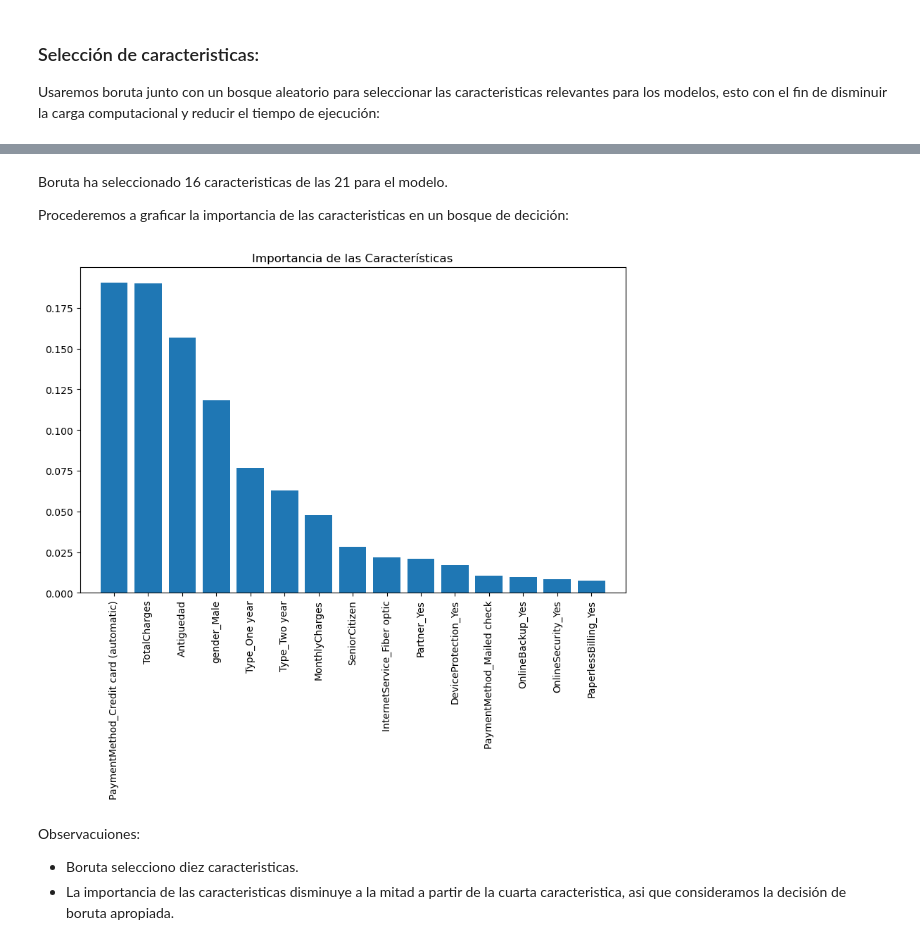
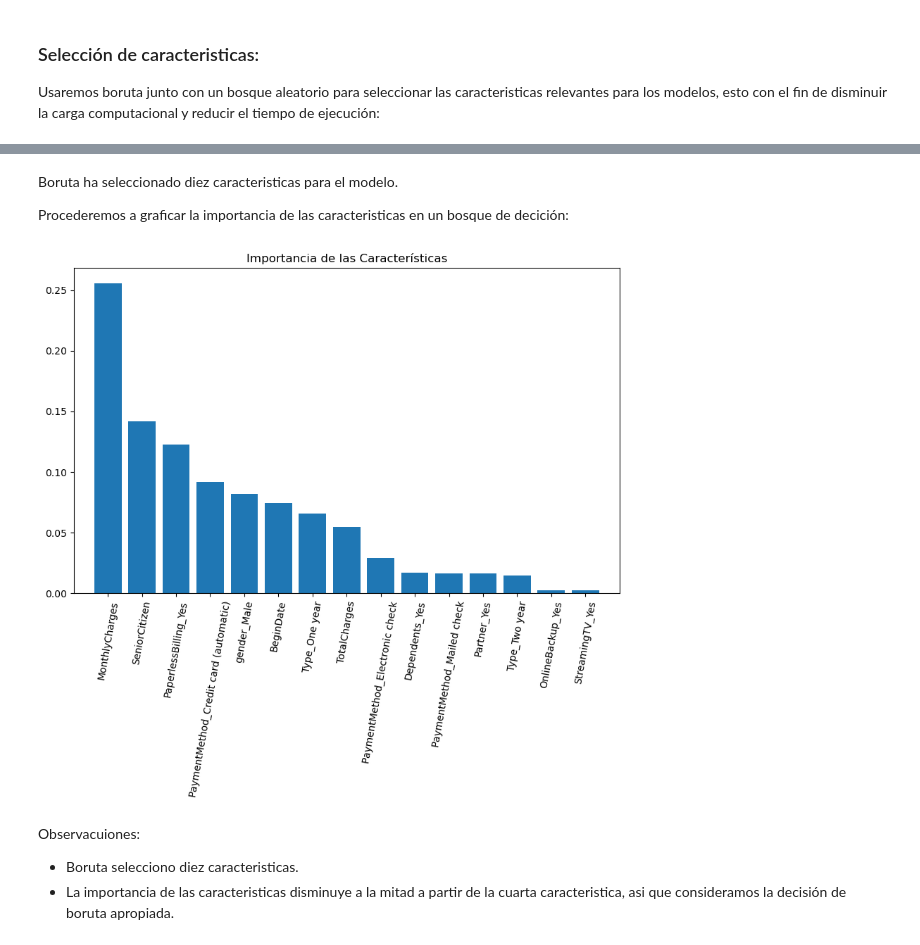
Before and after one commit to rodo-nunez/Proyecto_Final-1, a Jupyter notebook: Plan_de_trabajo.ipynb, the cells around one changed output, grey strips where cells are left out. Cells and saved outputs as stored; diff of their text form; code cells hidden in the pictures.

```diff
--- a/Plan_de_trabajo.ipynb
+++ b/Plan_de_trabajo.ipynb
@@ -412,4 +249,0 @@ tomaremos la fecha "2020-01-01" como el "presente" a partir del cual se medira l
-# %%
-presente = np.datetime64("2020-01-01", "ms")
-df_contract["Antiguedad"] = ((presente - df_contract['BeginDate']).dt.days/30.41).astype("int")
-df_contract["Antiguedad"]
@@ -549,7 +289,7 @@ Realizaremos la separación entre caracteristicas y objetivo del dataframe maest
 ### Separación de caracteristicas:
 Retiraremos "CustomerID" pues sabemos no es necesario, se filtraran mas caractisticas mas adelante.
 # %%
-features = df_master.drop(["customerID", "churn", "EndDate","BeginDate"], axis=1)
+features = df_master.drop(["customerID", "churn", "EndDate"], axis=1)
 target = df_master["churn"]
 # %% [markdown]
 ### Codificación de caracteristicas:
@@ -648,3 +341,7 @@ memory usage: 285.4 KB
+# %%
+TV_features, test_features, TV_target, test_target = train_test_split(
+    features_ohe, target, test_size=0.1, random_state=42
+)
 # %% [markdown]
 ### Escalado de caracteristicas
 Debido a que evaluaremos con cross validation, el escalado se hara dentro de cada "pliegue" del dataset TV a través de pipelines, esto para evitar data leakage.
@@ -751,25 +381,25 @@ display(features_selected)
 # %% [markdown]
-Boruta ha seleccionado 16 caracteristicas de las 21 para el modelo.
+Boruta ha seleccionado diez caracteristicas para el modelo.
 
 Procederemos a graficar la importancia de las caracteristicas en un bosque de decición:
 # %%
 importances = rf.feature_importances_
 indices = np.argsort(importances)[::-1]
 
-feature_names = features_ohe_resampled.columns
+feature_names = TV_features.columns
 
 n = 15
 plt.figure(figsize=(10, 6))
 
 plt.title("Importancia de las Características")
 
 
 plt.bar(range(n), importances[indices[:n]])
-plt.xticks(range(n), feature_names[indices[:n]], rotation=90)
+plt.xticks(range(n), feature_names[indices[:n]], rotation=80)
 plt.xlim([-1, n])
 plt.show()
 # %% [output]
-[figure, old version]
+[figure, new version]
 # %% [markdown]
 Observacuiones:
 - Boruta selecciono diez caracteristicas.
```
Also changed, not shown: parts of 79 cells of this notebook.
